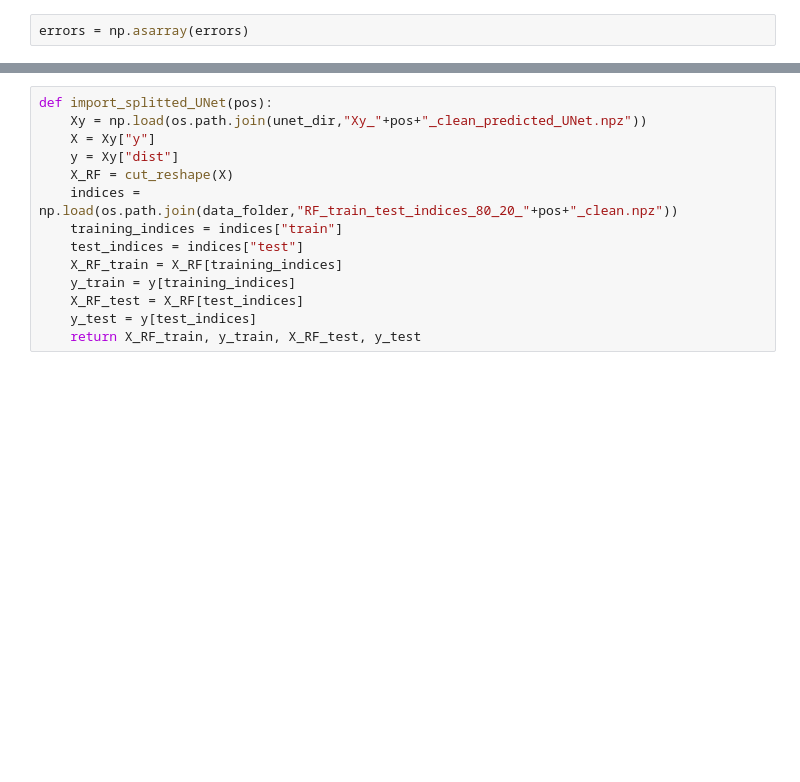
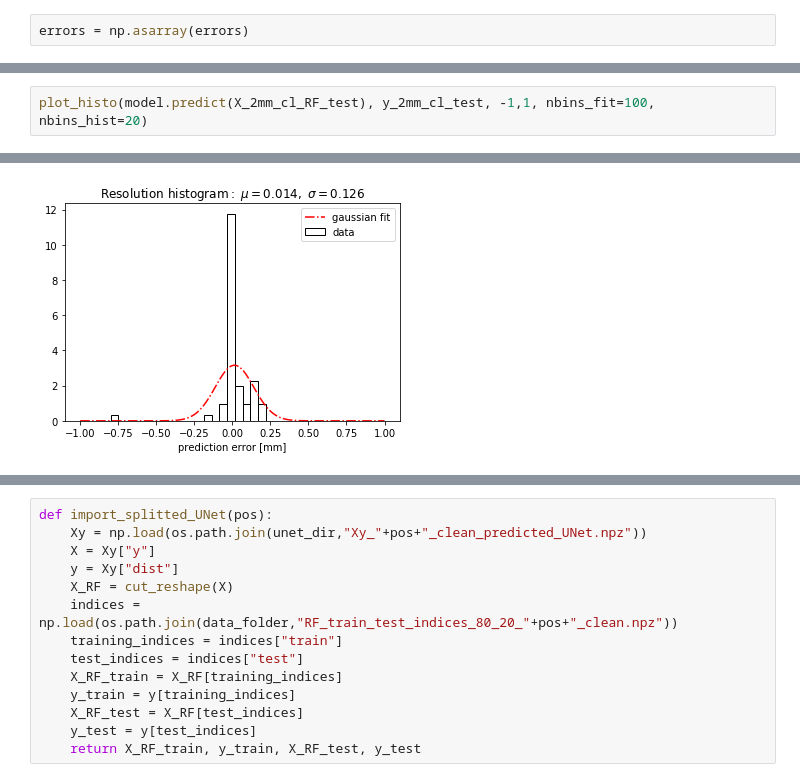
Before and after one commit to cdesio/leaf_reco, a Jupyter notebook: notebooks/RF_clean_test.ipynb, the cells around one changed output, grey strips where cells are left out. Saved outputs shown, nothing was run; the diff lists cells and outputs as text; blank space fills up the shorter version.

```diff
--- a/notebooks/RF_clean_test.ipynb
+++ b/notebooks/RF_clean_test.ipynb
@@ -203,0 +214,3 @@ plt.show()
+# %%
+plot_histo(model.predict(X_2mm_cl_RF_test), y_2mm_cl_test, -1,1, nbins_fit=100, nbins_hist=20)
+# %% [output]
@@ -203,0 +220 @@ plt.show()
+[figure, added]
```
Also changed, not shown: parts of 21 cells of this notebook, 2 other files.
